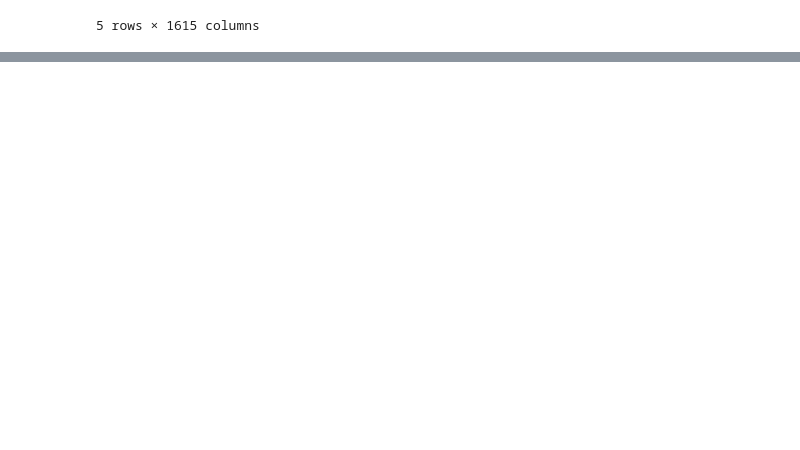
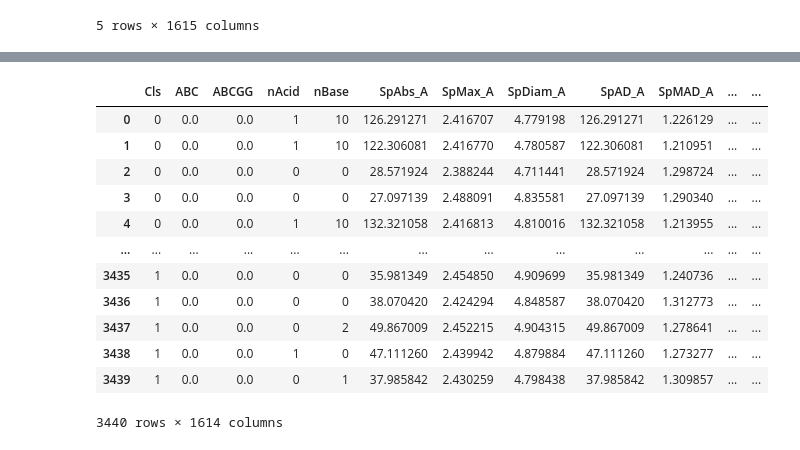
Before and after one commit to Zmey1/Biotech_2.0, a Jupyter notebook: working.ipynb, the cells around one changed output, grey strips where cells are left out. Cells and saved outputs as stored; diff of their text form; code cells hidden in the pictures; blank space fills up the shorter version.

```diff
--- a/working.ipynb
+++ b/working.ipynb
@@ -35,0 +68,3 @@ df.head()
+# %%
+# let's fill all NaN values with 0
+df.fillna(0, inplace=True)
@@ -35,0 +84,3 @@ df.head()
+# %%
+num_df = df.drop('SMILES', axis=1)
+num_df.head()
@@ -35,0 +95,16 @@ df.head()
+# %%
+num_df
+# %% [output]
+|  | Cls | ABC | ABCGG | nAcid | nBase | SpAbs_A | SpMax_A | SpDiam_A | SpAD_A | SpMAD_A | ... | ... |
+| 0 | 0 | 0.0 | 0.0 | 1 | 10 | 126.291271 | 2.416707 | 4.779198 | 126.291271 | 1.226129 | ... | ... |
+| 1 | 0 | 0.0 | 0.0 | 1 | 10 | 122.306081 | 2.416770 | 4.780587 | 122.306081 | 1.210951 | ... | ... |
+| 2 | 0 | 0.0 | 0.0 | 0 | 0 | 28.571924 | 2.388244 | 4.711441 | 28.571924 | 1.298724 | ... | ... |
+| 3 | 0 | 0.0 | 0.0 | 0 | 0 | 27.097139 | 2.488091 | 4.835581 | 27.097139 | 1.290340 | ... | ... |
+| 4 | 0 | 0.0 | 0.0 | 1 | 10 | 132.321058 | 2.416813 | 4.810016 | 132.321058 | 1.213955 | ... | ... |
+| ... | ... | ... | ... | ... | ... | ... | ... | ... | ... | ... | ... | ... |
+| 3435 | 1 | 0.0 | 0.0 | 0 | 0 | 35.981349 | 2.454850 | 4.909699 | 35.981349 | 1.240736 | ... | ... |
+| 3436 | 1 | 0.0 | 0.0 | 0 | 0 | 38.070420 | 2.424294 | 4.848587 | 38.070420 | 1.312773 | ... | ... |
+| 3437 | 1 | 0.0 | 0.0 | 0 | 2 | 49.867009 | 2.452215 | 4.904315 | 49.867009 | 1.278641 | ... | ... |
+| 3438 | 1 | 0.0 | 0.0 | 1 | 0 | 47.111260 | 2.439942 | 4.879884 | 47.111260 | 1.273277 | ... | ... |
+| 3439 | 1 | 0.0 | 0.0 | 0 | 1 | 37.985842 | 2.430259 | 4.798438 | 37.985842 | 1.309857 | ... | ... |
+3440 rows × 1614 columns
```
Also changed, not shown: parts of 20 cells of this notebook.
